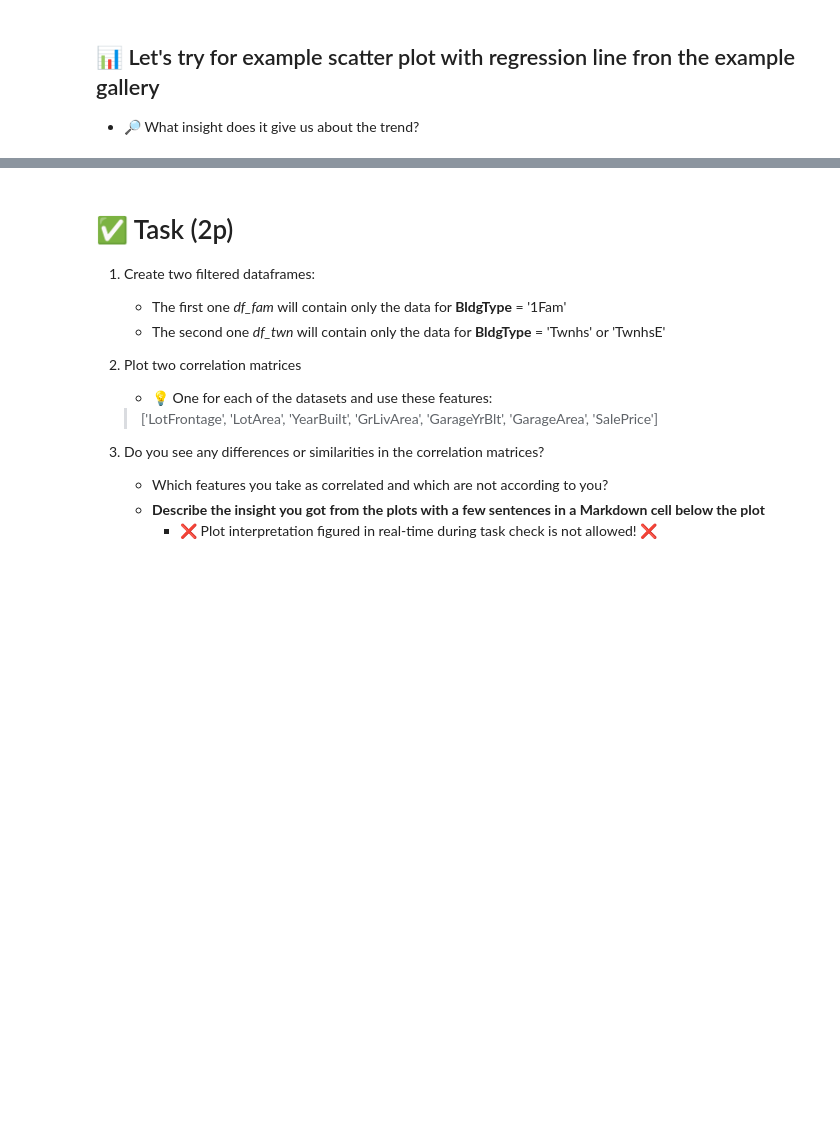
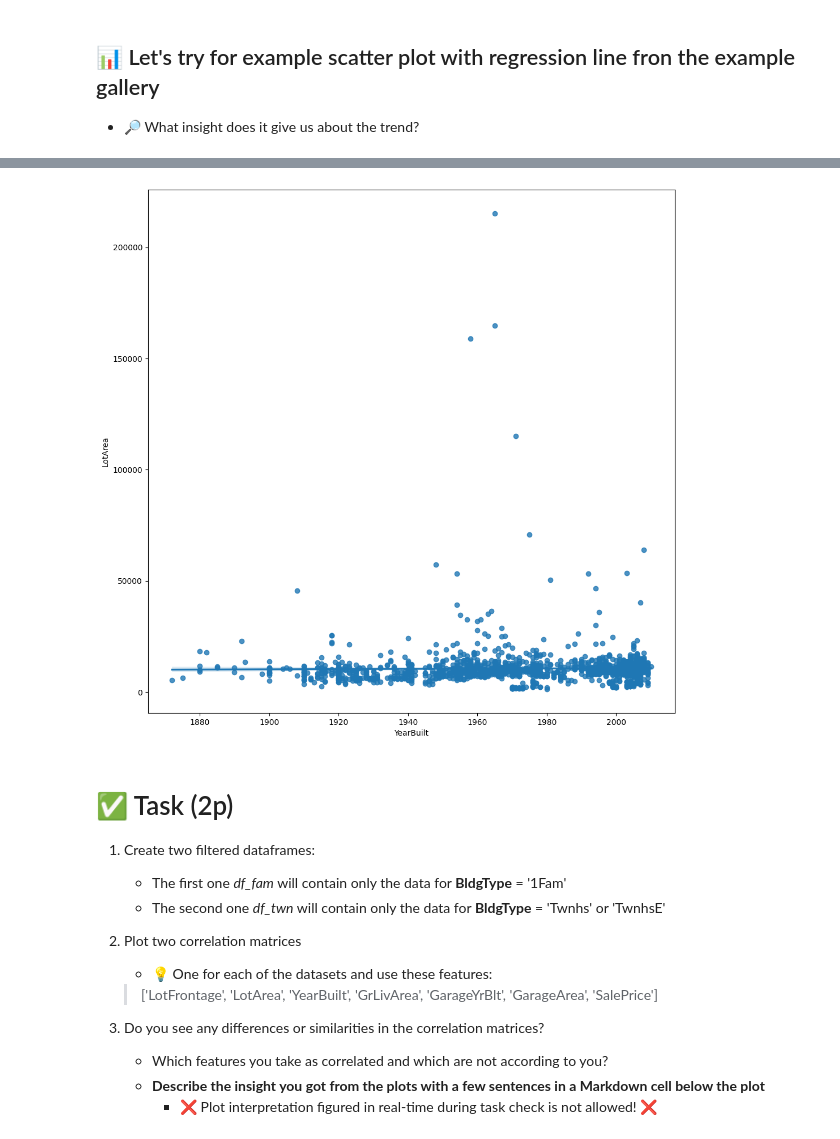
Before and after one commit to deenyse/VSB_ZSU, a Jupyter notebook: fml_03.ipynb, the cells around one changed output, grey strips where cells are left out. Saved outputs shown, nothing was run; the diff lists cells and outputs as text; code cells hidden in the pictures; blank space fills up the shorter version.

```diff
--- a/fml_03.ipynb
+++ b/fml_03.ipynb
@@ -228,3 +261,9 @@ plt.show()
+# %%
+fig = plt.figure(figsize=(12, 12))
+sns.regplot(data = df, x='YearBuilt', y='LotArea')
+plt.show()
+# %% [output]
+[figure, added]
 # %% [markdown]
 # ✅ Task (2p)
 1. Create two filtered dataframes:
```
Also changed, not shown: parts of 7 cells of this notebook.
